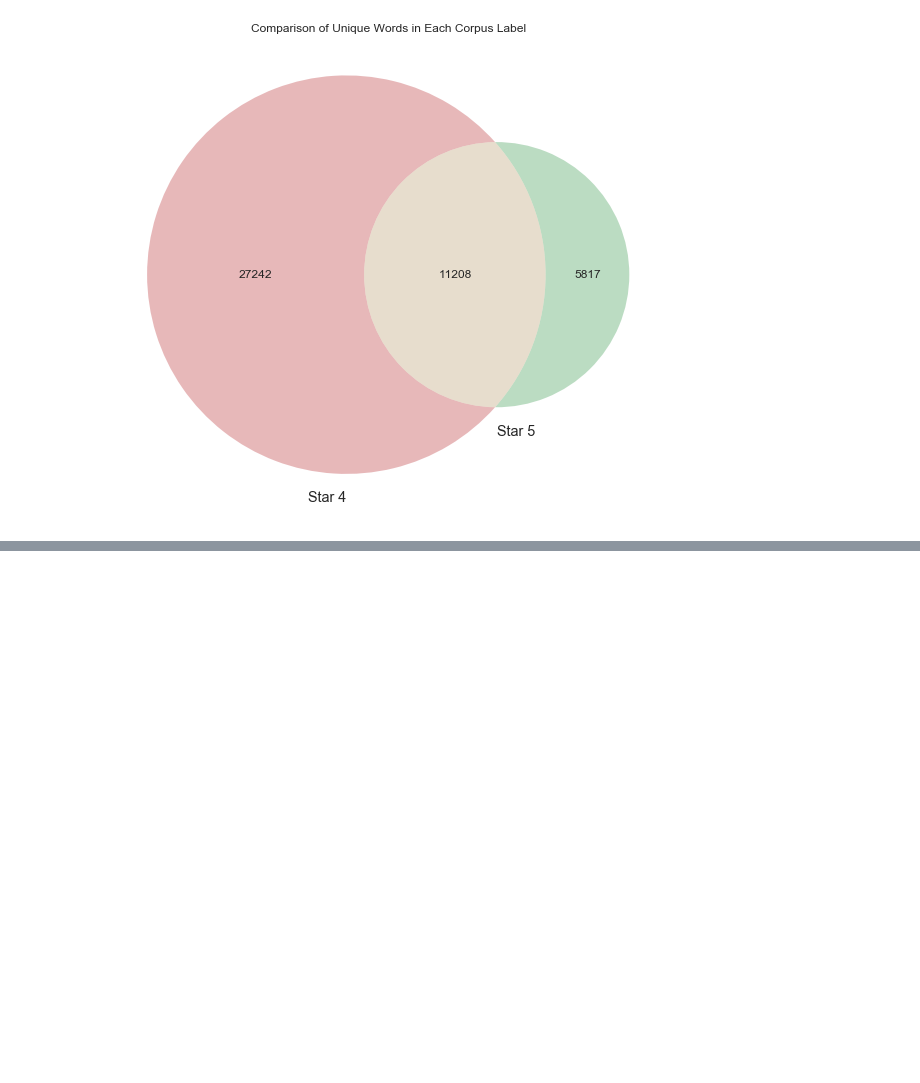
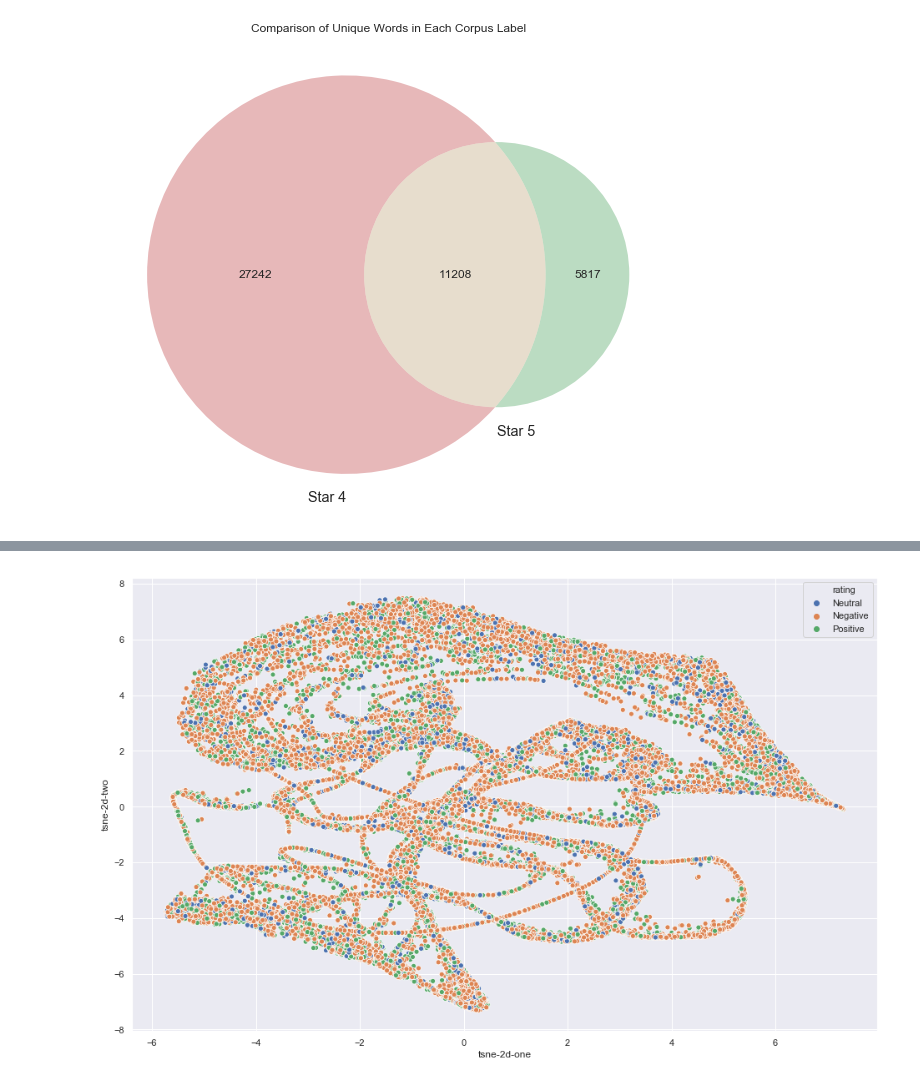
Before and after one commit to vanitoz/Reviews_Classification_System, a Jupyter notebook: modules/eda.ipynb, the cells around one changed output, grey strips where cells are left out. Cells and saved outputs as stored; diff of their text form; code cells hidden in the pictures; blank space fills up the shorter version.

```diff
--- a/modules/eda.ipynb
+++ b/modules/eda.ipynb
@@ -329,0 +379,22 @@ conn.close()
+# %%
+# compute t-SNE
+
+tsne = TSNE(n_components=3, perplexity=40, n_iter=300)
+tsne_results = tsne.fit_transform(corpus_processed.iloc[:,8:18])
+
+corpus_processed['tsne-2d-one'] = tsne_results[:,0]
+corpus_processed['tsne-2d-two'] = tsne_results[:,1]
+corpus_processed['tsne-2d-tree'] = tsne_results[:,2]
+# %%
+plt.figure(figsize=(16,10))
+sns.scatterplot(
+    x="tsne-2d-one", y="tsne-2d-two",
+    hue="rating",
+    #palette=sns.color_palette("hls", 10),
+    data=corpus_processed,
+    legend="full",
+    #alpha=0.3
+)
+plt.show()
+# %% [output]
+[figure, added]
```
Also changed, not shown: parts of 7 cells of this notebook, 2 other files.
